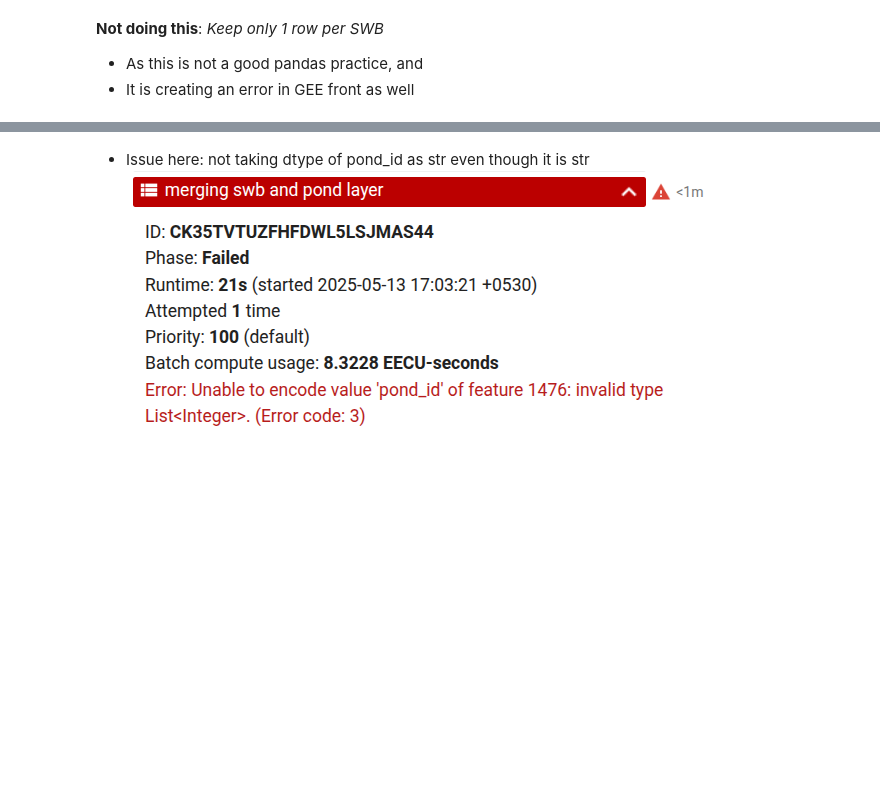
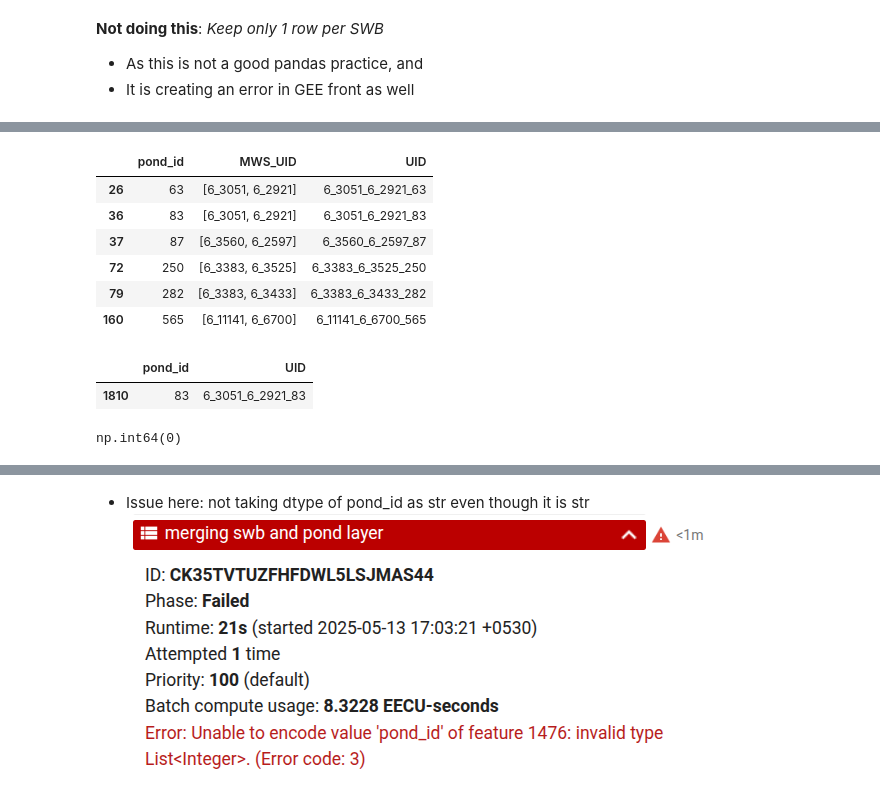
Before and after one commit to Nirzaree/ponds_and_wells_detection, a Jupyter notebook: final_merging_logic_ee_pipeline.ipynb, the cells around one changed output, grey strips where cells are left out. Drawn from its saved outputs; the diff is of its cells as text; code cells hidden in the pictures; blank space fills up the shorter version.

Commit message:
naming of uids for ponds done

```diff
--- a/final_merging_logic_ee_pipeline.ipynb
+++ b/final_merging_logic_ee_pipeline.ipynb
@@ -430,0 +504,6 @@ merged_gdf.shape
+# %%
+if (mws_uid_ponds_df['MWS_UID_left'].isna().sum() == mws_uid_ponds_df.shape[0]):
+    mws_uid_ponds_df.drop(['MWS_UID_left'],axis=1,inplace=True)
+    mws_uid_ponds_df.rename(columns={'MWS_UID_right':'MWS_UID'},inplace=True)
+# %%
+pond_mws_intersections_df = mws_uid_ponds_df.groupby(['pond_id'])['MWS_UID'].unique().reset_index()
@@ -430,0 +522,7 @@ merged_gdf.shape
+# %%
+def uid_for_ponds(mws_id_list,pond_id):
+    # print(row)
+    row_uid = [str(x) for x in mws_id_list]
+    row_uid = '_'.join(row_uid)
+    row_uid = '_'.join([row_uid,str(pond_id)])
+    return row_uid
@@ -430,0 +539,12 @@ merged_gdf.shape
+# %%
+pond_mws_intersections_df['UID'] = pond_mws_intersections_df.apply(lambda row : uid_for_ponds(row.MWS_UID,row.pond_id),axis=1)
+# %%
+pond_mws_intersections_df[pond_mws_intersections_df['MWS_UID'].apply(len) > 1]
+# %% [output]
+|  | pond_id | MWS_UID | UID |
+| 26 | 63 | [6_3051, 6_2921] | 6_3051_6_2921_63 |
+| 36 | 83 | [6_3051, 6_2921] | 6_3051_6_2921_83 |
+| 37 | 87 | [6_3560, 6_2597] | 6_3560_6_2597_87 |
+| 72 | 250 | [6_3383, 6_3525] | 6_3383_6_3525_250 |
+| 79 | 282 | [6_3383, 6_3433] | 6_3383_6_3433_282 |
+| 160 | 565 | [6_11141, 6_6700] | 6_11141_6_6700_565 |
@@ -430,0 +560,9 @@ merged_gdf.shape
+# %%
+merged_gdf[merged_gdf['pond_id'] == 83][['pond_id','UID']]
+# %% [output]
+|  | pond_id | UID |
+| 1810 | 83 | 6_3051_6_2921_83 |
+# %%
+merged_gdf['UID'].isna().sum()
+# %% [output]
+np.int64(0)
```
Also changed, not shown: parts of 56 cells of this notebook.
